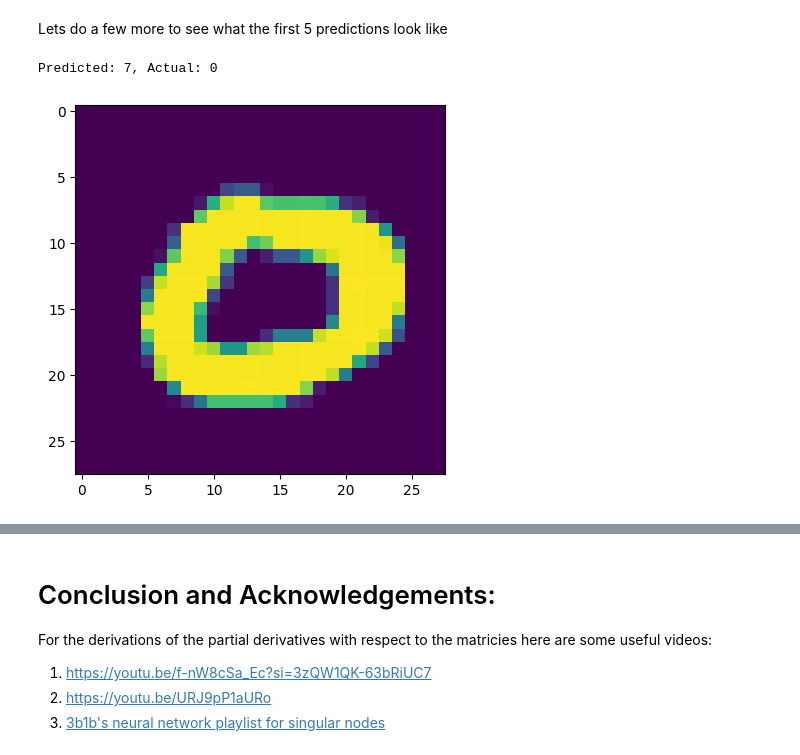
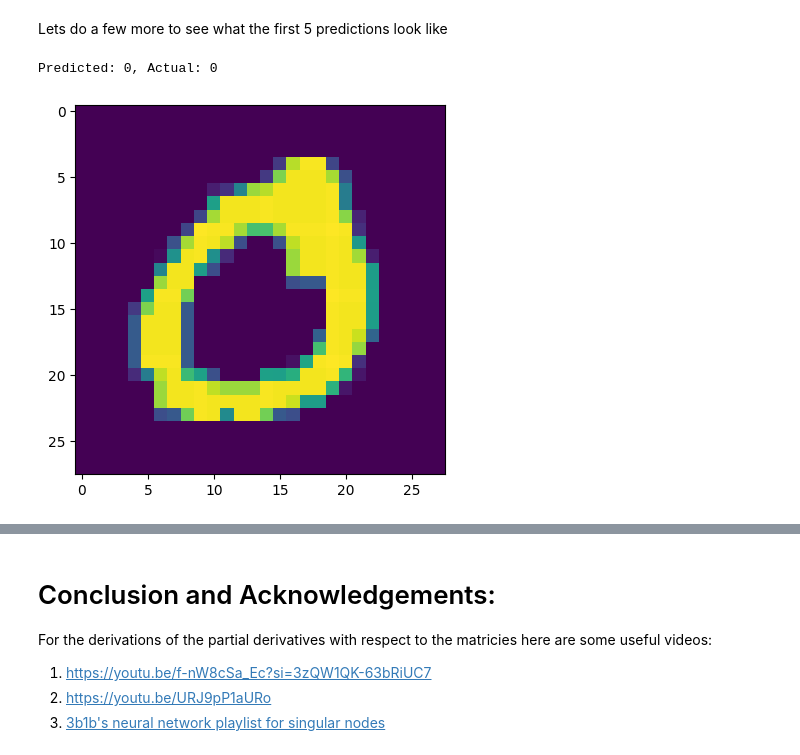
Before and after one commit to Etqiu/ScratchNeuralNetwork, a Jupyter notebook: making-a-neural-network.ipynb, the cells around one changed output, grey strips where cells are left out. Drawn from its saved outputs; the diff is of its cells as text; code cells hidden in the pictures.

```diff
--- a/making-a-neural-network.ipynb
+++ b/making-a-neural-network.ipynb
@@ -359,10 +359,10 @@ Predicted: 0, Actual: 0
 Lets do a few more to see what the first 5 predictions look like
 # %%
 p = get_single_prediction(W1, b1, W2, b2, x_test, 1)
-plot(image_size, 2, x_test, y_test, p)
+plot(image_size, 1, x_test, y_test, p)
 # %% [output]
-Predicted: 7, Actual: 0
+Predicted: 0, Actual: 0
-[figure, old version]
+[figure, new version]
 # %%
 p = get_single_prediction(W1, b1, W2, b2, x_test, 2)
 plot(image_size, 2, x_test, y_test, p)
```
Also changed, not shown: parts of 8 cells of this notebook.
